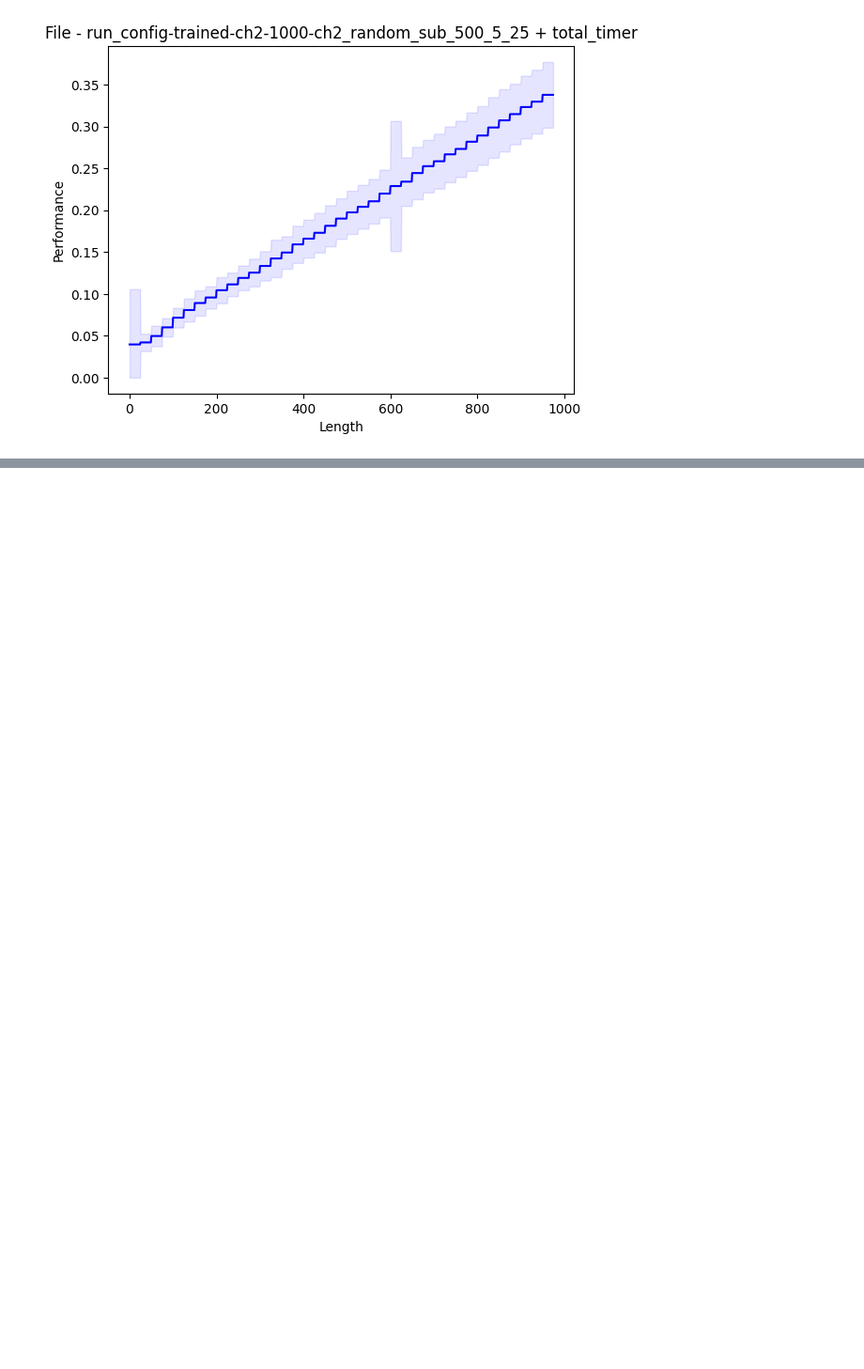
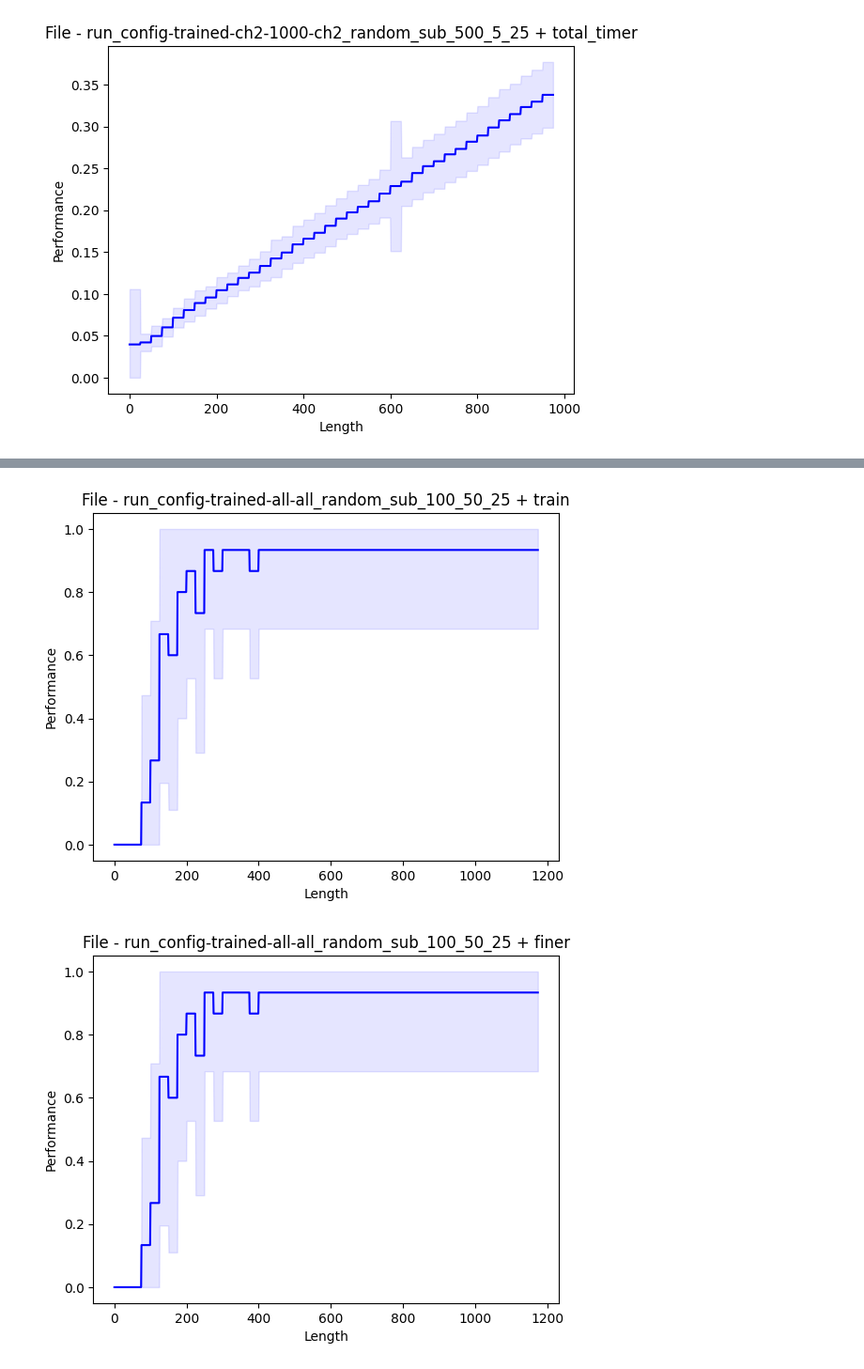
Before and after one commit to KennethEnevoldsen/dna2vec, a Jupyter notebook: evaluate/test_permutes.ipynb, the cells around one changed output, grey strips where cells are left out. Shown: that part at 94% size. Cells and saved outputs as stored; diff of their text form; code cells hidden in the pictures; blank space fills up the shorter version.

```diff
--- a/evaluate/test_permutes.ipynb
+++ b/evaluate/test_permutes.ipynb
@@ -47,0 +55,5 @@ Accuracy:  0.989
+# %%
+plot_stability("run_config-trained-all-all_random_sub_100_50_25")
+# %% [output]
+[figure, added]
+[figure, added]
```
Also changed, not shown: parts of 3 cells of this notebook, 8 other files.
